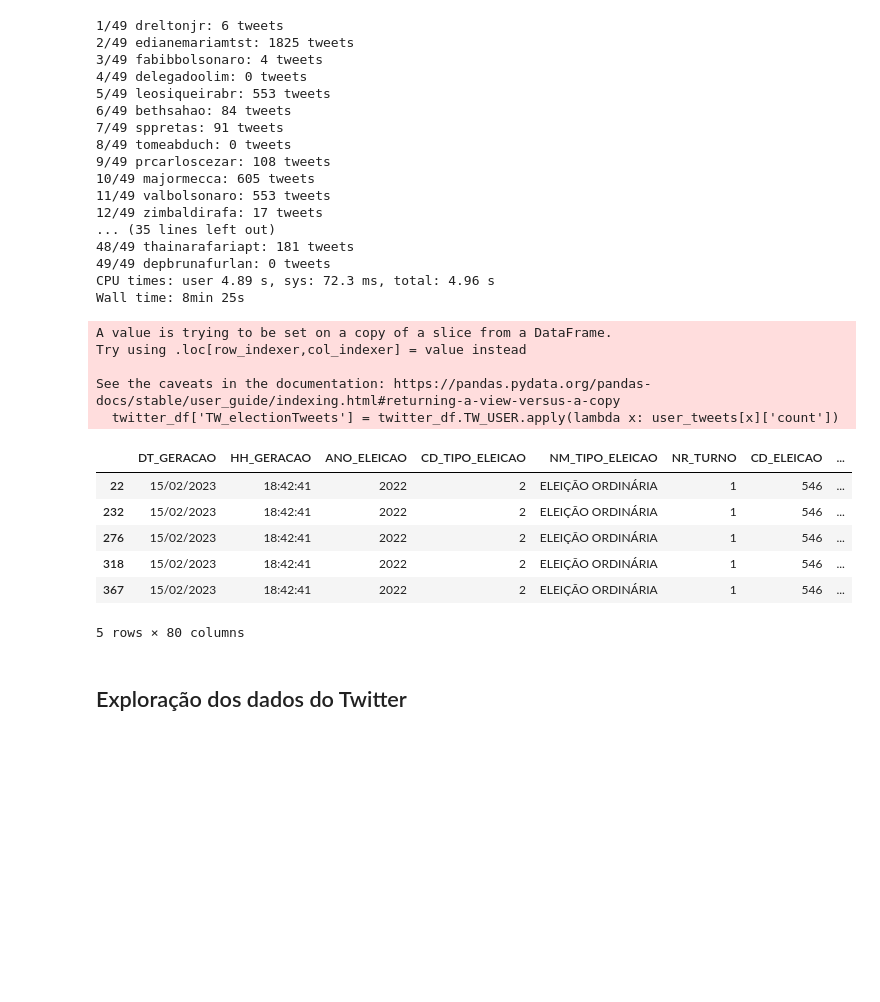
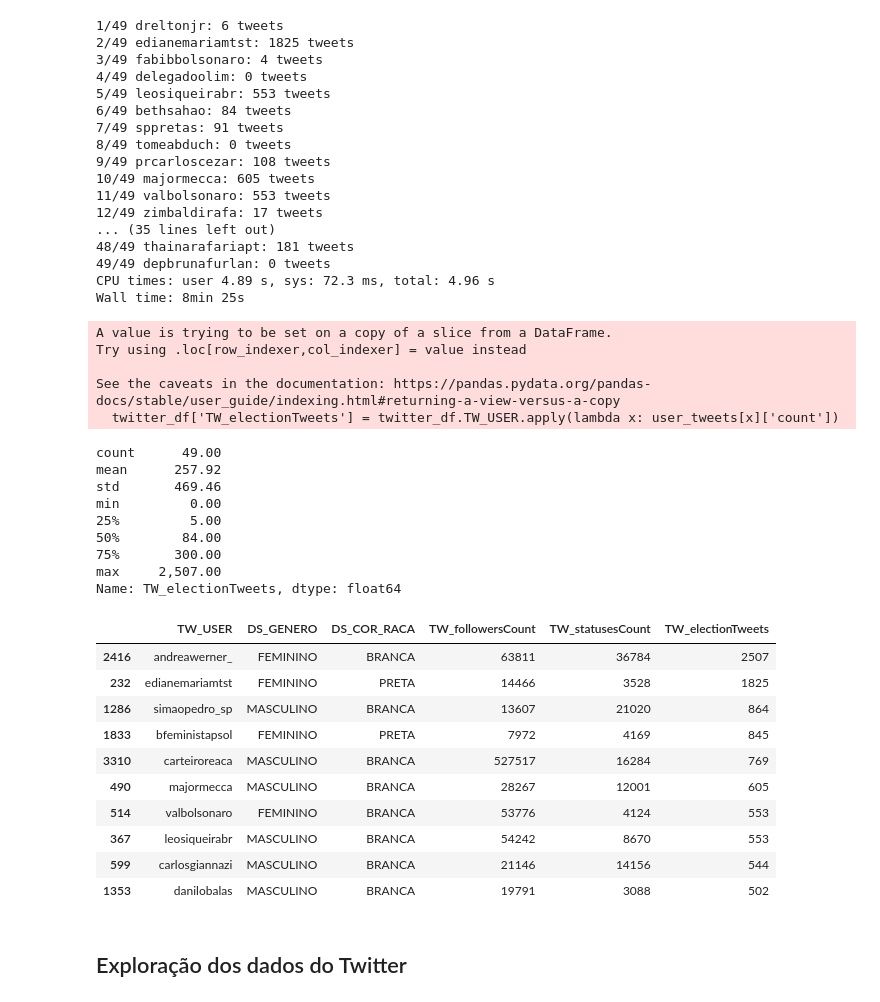
Before and after one commit to thiago-paim/projeto-tera, a Jupyter notebook: candidates.ipynb, the cells around one changed output. Cells and saved outputs as stored; diff of their text form; code cells hidden in the pictures; blank space fills up the shorter version.

```diff
--- a/candidates.ipynb
+++ b/candidates.ipynb
@@ -471,19 +471,35 @@ CPU times: user 4.89 s, sys: 72.3 ms, total: 4.96 s
 Wall time: 8min 25s
 # %%
 twitter_df['TW_electionTweets'] = twitter_df.TW_USER.apply(lambda x: user_tweets[x]['count'])
-twitter_df.head()
+twitter_df['TW_electionTweets'].describe()
 # %% [output]
 A value is trying to be set on a copy of a slice from a DataFrame.
 Try using .loc[row_indexer,col_indexer] = value instead
 
 See the caveats in the documentation: https://pandas.pydata.org/pandas-docs/stable/user_guide/indexing.html#returning-a-view-versus-a-copy
   twitter_df['TW_electionTweets'] = twitter_df.TW_USER.apply(lambda x: user_tweets[x]['count'])
-|  | DT_GERACAO | HH_GERACAO | ANO_ELEICAO | CD_TIPO_ELEICAO | NM_TIPO_ELEICAO | NR_TURNO | CD_ELEICAO | ... |
-| 22 | 15/02/2023 | 18:42:41 | 2022 | 2 | ELEIÇÃO ORDINÁRIA | 1 | 546 | ... |
-| 232 | 15/02/2023 | 18:42:41 | 2022 | 2 | ELEIÇÃO ORDINÁRIA | 1 | 546 | ... |
-| 276 | 15/02/2023 | 18:42:41 | 2022 | 2 | ELEIÇÃO ORDINÁRIA | 1 | 546 | ... |
-| 318 | 15/02/2023 | 18:42:41 | 2022 | 2 | ELEIÇÃO ORDINÁRIA | 1 | 546 | ... |
-| 367 | 15/02/2023 | 18:42:41 | 2022 | 2 | ELEIÇÃO ORDINÁRIA | 1 | 546 | ... |
-5 rows × 80 columns
+count      49.00
+mean      257.92
+std       469.46
+min         0.00
+25%         5.00
+50%        84.00
+75%       300.00
+max     2,507.00
+Name: TW_electionTweets, dtype: float64
+# %%
+twitter_df.sort_values(by='TW_electionTweets', ascending=False)[:10][['TW_USER', 'DS_GENERO', 'DS_COR_RACA', 'TW_followersCount', 'TW_statusesCount', 'TW_electionTweets']]
+# %% [output]
+|  | TW_USER | DS_GENERO | DS_COR_RACA | TW_followersCount | TW_statusesCount | TW_electionTweets |
+| 2416 | andreawerner_ | FEMININO | BRANCA | 63811 | 36784 | 2507 |
+| 232 | edianemariamtst | FEMININO | PRETA | 14466 | 3528 | 1825 |
+| 1286 | simaopedro_sp | MASCULINO | BRANCA | 13607 | 21020 | 864 |
+| 1833 | bfeministapsol | FEMININO | PRETA | 7972 | 4169 | 845 |
+| 3310 | carteiroreaca | MASCULINO | BRANCA | 527517 | 16284 | 769 |
+| 490 | majormecca | MASCULINO | BRANCA | 28267 | 12001 | 605 |
+| 514 | valbolsonaro | FEMININO | BRANCA | 53776 | 4124 | 553 |
+| 367 | leosiqueirabr | MASCULINO | BRANCA | 54242 | 8670 | 553 |
+| 599 | carlosgiannazi | MASCULINO | BRANCA | 21146 | 14156 | 544 |
+| 1353 | danilobalas | MASCULINO | BRANCA | 19791 | 3088 | 502 |
 # %% [markdown]
 ## Exploração dos dados do Twitter
```
Also changed, not shown: parts of 1 cell of this notebook.
